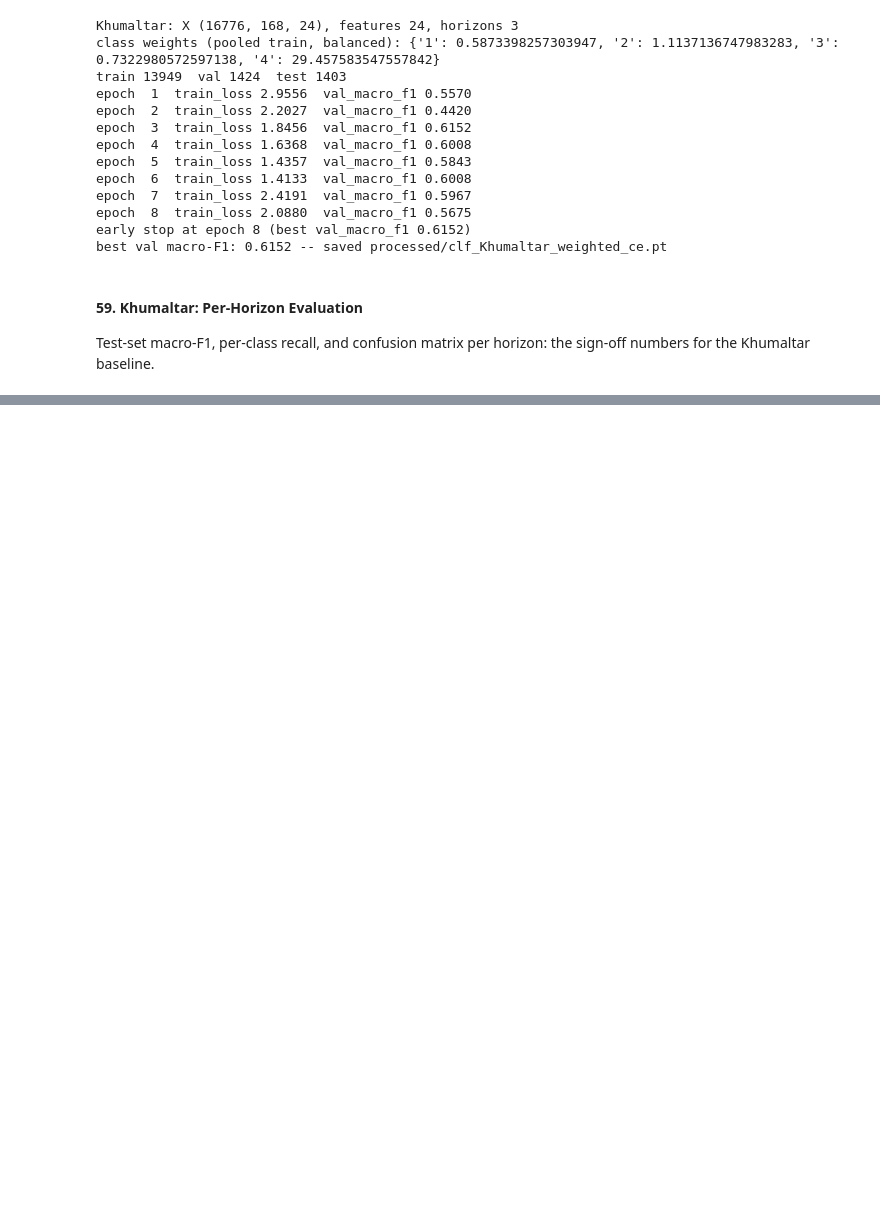
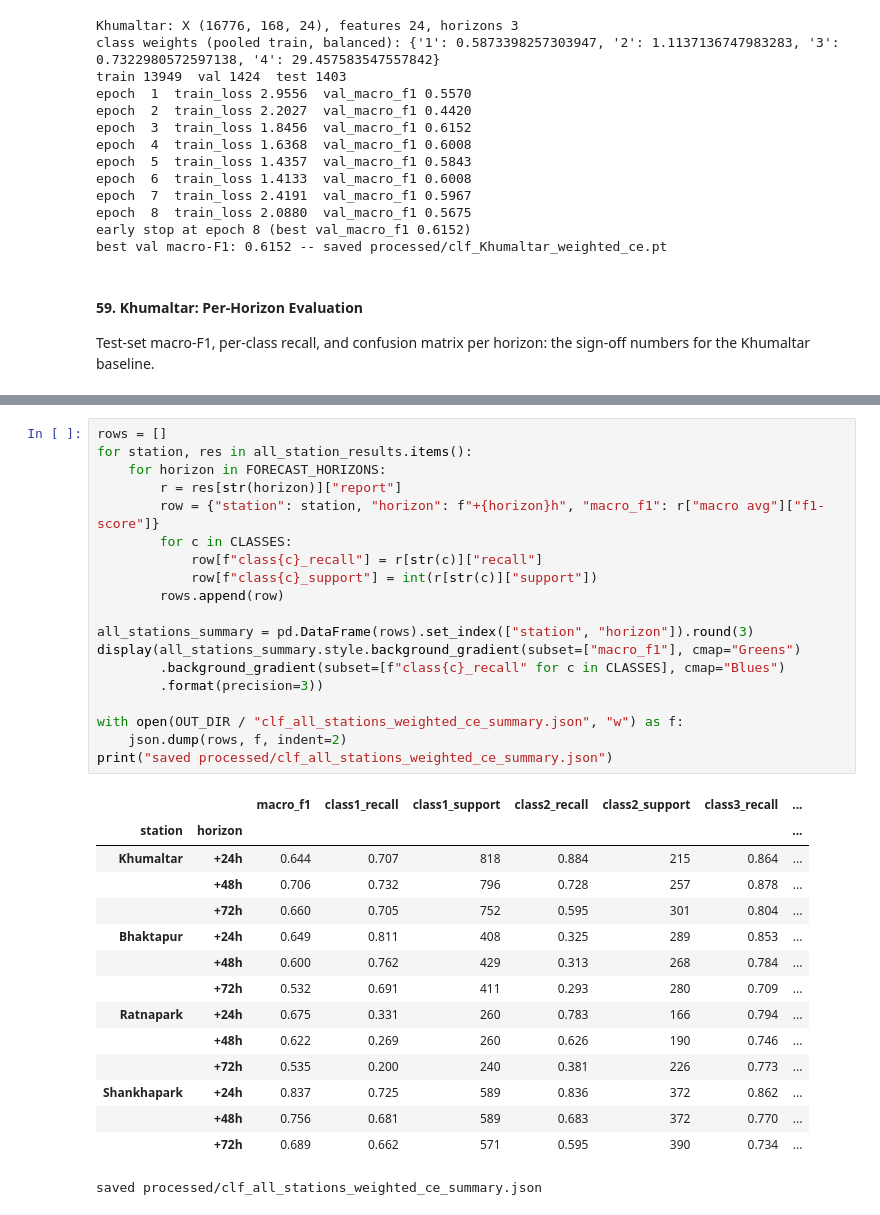
Before and after one commit to susmitahkhanal/kathmandu_pm25_forecasting, a Jupyter notebook: index.ipynb, the cells around one changed output, grey strips where cells are left out. Cells and saved outputs as stored; diff of their text form; blank space fills up the shorter version.

```diff
--- a/index.ipynb
+++ b/index.ipynb
@@ -1552,0 +1724,35 @@ saved processed/clf_Khumaltar_weighted_ce_eval.json
+# %%
+rows = []
+for station, res in all_station_results.items():
+    for horizon in FORECAST_HORIZONS:
+        r = res[str(horizon)]["report"]
+        row = {"station": station, "horizon": f"+{horizon}h", "macro_f1": r["macro avg"]["f1-score"]}
+        for c in CLASSES:
+            row[f"class{c}_recall"] = r[str(c)]["recall"]
+            row[f"class{c}_support"] = int(r[str(c)]["support"])
+        rows.append(row)
+
+all_stations_summary = pd.DataFrame(rows).set_index(["station", "horizon"]).round(3)
+display(all_stations_summary.style.background_gradient(subset=["macro_f1"], cmap="Greens")
+        .background_gradient(subset=[f"class{c}_recall" for c in CLASSES], cmap="Blues")
+        .format(precision=3))
+
+with open(OUT_DIR / "clf_all_stations_weighted_ce_summary.json", "w") as f:
+    json.dump(rows, f, indent=2)
+print("saved processed/clf_all_stations_weighted_ce_summary.json")
+# %% [output]
+|  |  | macro_f1 | class1_recall | class1_support | class2_recall | class2_support | class3_recall | ... |
+| station | horizon |  |  |  |  |  |  | ... |
+| Khumaltar | +24h | 0.644 | 0.707 | 818 | 0.884 | 215 | 0.864 | ... |
+|  | +48h | 0.706 | 0.732 | 796 | 0.728 | 257 | 0.878 | ... |
+|  | +72h | 0.660 | 0.705 | 752 | 0.595 | 301 | 0.804 | ... |
+| Bhaktapur | +24h | 0.649 | 0.811 | 408 | 0.325 | 289 | 0.853 | ... |
+|  | +48h | 0.600 | 0.762 | 429 | 0.313 | 268 | 0.784 | ... |
+|  | +72h | 0.532 | 0.691 | 411 | 0.293 | 280 | 0.709 | ... |
+| Ratnapark | +24h | 0.675 | 0.331 | 260 | 0.783 | 166 | 0.794 | ... |
+|  | +48h | 0.622 | 0.269 | 260 | 0.626 | 190 | 0.746 | ... |
+|  | +72h | 0.535 | 0.200 | 240 | 0.381 | 226 | 0.773 | ... |
+| Shankhapark | +24h | 0.837 | 0.725 | 589 | 0.836 | 372 | 0.862 | ... |
+|  | +48h | 0.756 | 0.681 | 589 | 0.683 | 372 | 0.770 | ... |
+|  | +72h | 0.689 | 0.662 | 571 | 0.595 | 390 | 0.734 | ... |
+saved processed/clf_all_stations_weighted_ce_summary.json
```
Also changed, not shown: parts of 15 cells of this notebook.
